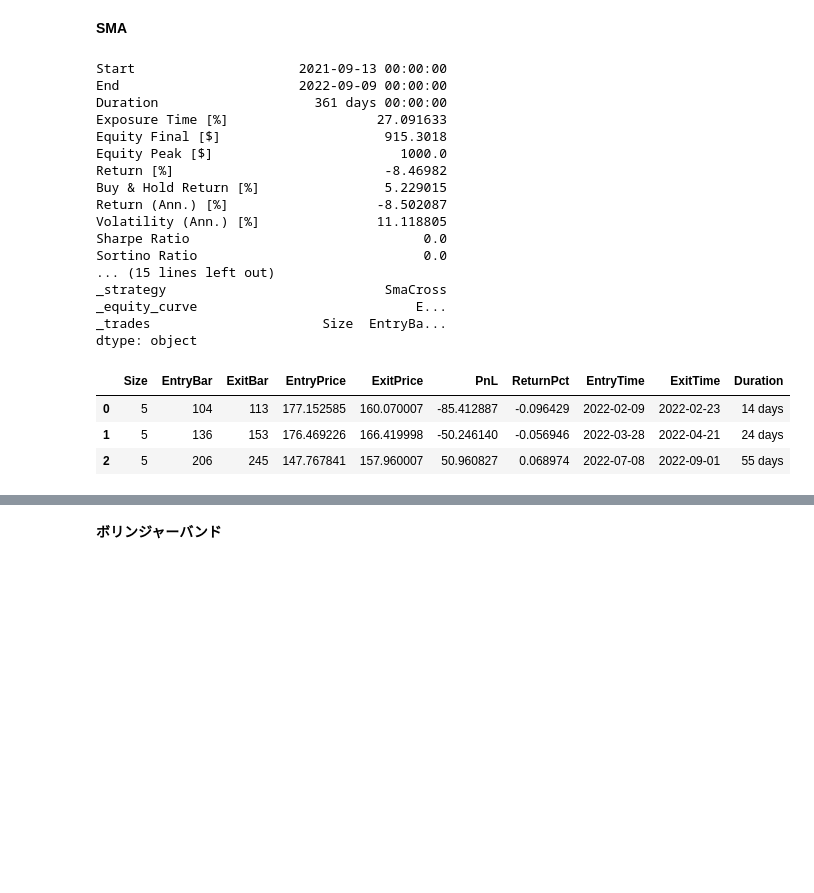
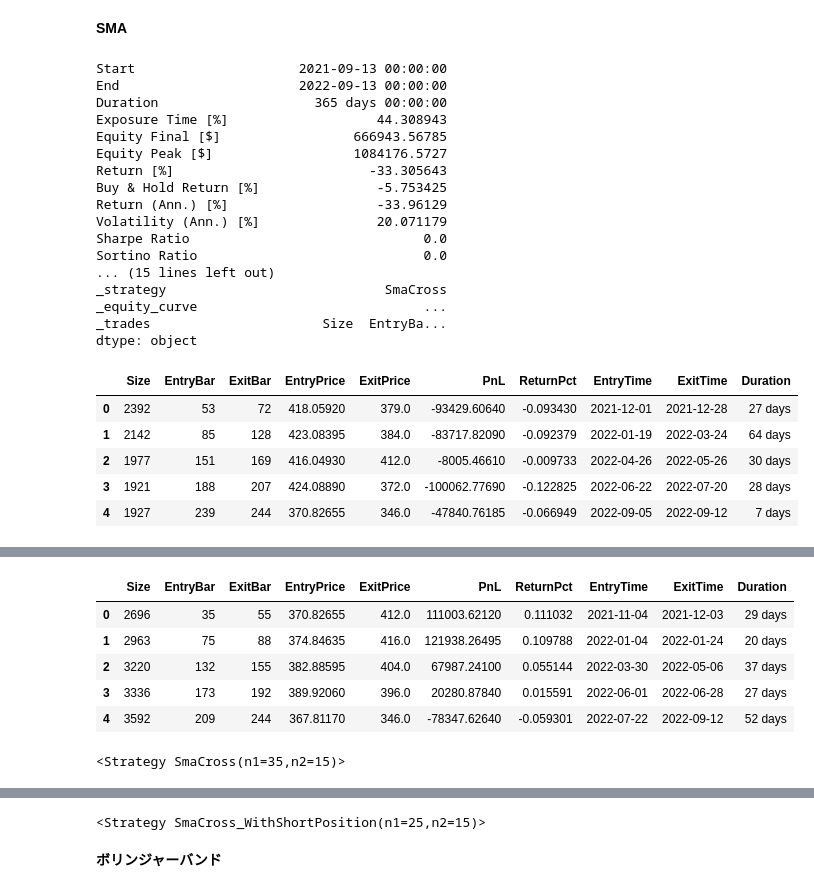
Before and after one commit to simari1/SystemTrade, a Jupyter notebook: Backtesting.py/DoBacktesting.ipynb, the cells around one changed output, grey strips where cells are left out. Cells and saved outputs as stored; diff of their text form; code cells hidden in the pictures; blank space fills up the shorter version.

```diff
--- a/Backtesting.py/DoBacktesting.ipynb
+++ b/Backtesting.py/DoBacktesting.ipynb
@@ -20,6 +20,7 @@ end = datetime.date.today()
 # data = web.DataReader('SPYD', 'yahoo', start, end)
 # data = web.DataReader('1321.T', 'yahoo', start, end)
 # data = web.DataReader('1570.T', 'yahoo', start, end)  #NEXT FUNDS 日経平均レバレッジ・インデックス連動型上場投信
+data = web.DataReader('1357.T', 'yahoo', start, end)  #NEXT FUNDS 日経平均ダブルインバース・インデックス連動型上場投信
 # data = web.DataReader('^N225', 'yahoo', start, end)
 # data = web.DataReader('AAPL', 'yahoo', start, end)
 data = data.astype("double")
@@ -27,4 +28,9 @@ print(data)
 
 initial = 1000000
 fname = f"html/plot-"
+
+#position
+#0 ... display "only long" result
+#1 ... display both "only long" and "long and short" result
+position = 1
 # %% [output]
@@ -189,43 +436,77 @@ bt = Backtest(
 )
 
 output = bt.run() # バックテスト実行
 print(output) # 実行結果(データ)
 display(output._trades)
 bt.plot(filename = fname + str(output._strategy) + ".html")
 
 # #最適化
 p = psutil.Process()
 p.nice(psutil.HIGH_PRIORITY_CLASS)
 
 output2=bt.optimize(\
     n1=range(10, 100, 5),\
     n2=range(10, 200, 5),\
     maximize='Equity Final [$]',\
     method='grid',\
     max_tries = 100)
 print(output2)
 display(output2._trades)
 display(output2._strategy)
 bt.plot(filename = fname + str(output._strategy) + "_optimize.html")
+
+if position == 1:
+    # バックテストを設定
+    bt = Backtest(
+        data, # チャートデータ
+        btstSMA.SmaCross_WithShortPosition, # 売買戦略
+        cash=initial, # 最初の所持金
+        commission=0.00495, # 取引手数料
+        margin=1.0, # レバレッジ倍率の逆数（0.5で2倍レバレッジ）
+        trade_on_close=True, # True：現在の終値で取引，False：次の時間の始値で取引
+        exclusive_orders=True #自動でポジションをクローズ(オープン)
+    )
+
+    output = bt.run() # バックテスト実行
+    print(output) # 実行結果(データ)
+    display(output._trades)
+    bt.plot(filename = fname + str(output._strategy) + ".html")
+
+    # #最適化
+    p = psutil.Process()
+    p.nice(psutil.HIGH_PRIORITY_CLASS)
+
+    output2=bt.optimize(\
+        n1=range(10, 100, 5),\
+        n2=range(10, 200, 5),\
+        maximize='Equity Final [$]',\
+        method='grid',\
+        max_tries = 100)
+    print(output2)
+    display(output2._trades)
+    display(output2._strategy)
+    bt.plot(filename = fname + str(output._strategy) + "_optimize.html")
 # %% [output]
 Start                     2021-09-13 00:00:00
-End                       2022-09-09 00:00:00
-Duration                    361 days 00:00:00
-Exposure Time [%]                   27.091633
-Equity Final [$]                     915.3018
-Equity Peak [$]                        1000.0
-Return [%]                           -8.46982
-Buy & Hold Return [%]                5.229015
-Return (Ann.) [%]                   -8.502087
-Volatility (Ann.) [%]               11.118805
+End                       2022-09-13 00:00:00
+Duration                    365 days 00:00:00
+Exposure Time [%]                   44.308943
+Equity Final [$]                 666943.56785
+Equity Peak [$]                  1084176.5727
+Return [%]                         -33.305643
+Buy & Hold Return [%]               -5.753425
+Return (Ann.) [%]                   -33.96129
+Volatility (Ann.) [%]               20.071179
 Sharpe Ratio                              0.0
 Sortino Ratio                             0.0
 ... (15 lines left out)
 _strategy                            SmaCross
-_equity_curve                            E...
+_equity_curve                             ...
 _trades                      Size  EntryBa...
 dtype: object
 |  | Size | EntryBar | ExitBar | EntryPrice | ExitPrice | PnL | ReturnPct | EntryTime | ExitTime | Duration |
-| 0 | 5 | 104 | 113 | 177.152585 | 160.070007 | -85.412887 | -0.096429 | 2022-02-09 | 2022-02-23 | 14 days |
-| 1 | 5 | 136 | 153 | 176.469226 | 166.419998 | -50.246140 | -0.056946 | 2022-03-28 | 2022-04-21 | 24 days |
-| 2 | 5 | 206 | 245 | 147.767841 | 157.960007 | 50.960827 | 0.068974 | 2022-07-08 | 2022-09-01 | 55 days |
+| 0 | 2392 | 53 | 72 | 418.05920 | 379.0 | -93429.60640 | -0.093430 | 2021-12-01 | 2021-12-28 | 27 days |
+| 1 | 2142 | 85 | 128 | 423.08395 | 384.0 | -83717.82090 | -0.092379 | 2022-01-19 | 2022-03-24 | 64 days |
+| 2 | 1977 | 151 | 169 | 416.04930 | 412.0 | -8005.46610 | -0.009733 | 2022-04-26 | 2022-05-26 | 30 days |
+| 3 | 1921 | 188 | 207 | 424.08890 | 372.0 | -100062.77690 | -0.122825 | 2022-06-22 | 2022-07-20 | 28 days |
+| 4 | 1927 | 239 | 244 | 370.82655 | 346.0 | -47840.76185 | -0.066949 | 2022-09-05 | 2022-09-12 | 7 days |
@@ -232,0 +530,7 @@ Row(id='38124', ...)
+|  | Size | EntryBar | ExitBar | EntryPrice | ExitPrice | PnL | ReturnPct | EntryTime | ExitTime | Duration |
+| 0 | 2696 | 35 | 55 | 370.82655 | 412.0 | 111003.62120 | 0.111032 | 2021-11-04 | 2021-12-03 | 29 days |
+| 1 | 2963 | 75 | 88 | 374.84635 | 416.0 | 121938.26495 | 0.109788 | 2022-01-04 | 2022-01-24 | 20 days |
+| 2 | 3220 | 132 | 155 | 382.88595 | 404.0 | 67987.24100 | 0.055144 | 2022-03-30 | 2022-05-06 | 37 days |
+| 3 | 3336 | 173 | 192 | 389.92060 | 396.0 | 20280.87840 | 0.015591 | 2022-06-01 | 2022-06-28 | 27 days |
+| 4 | 3592 | 209 | 244 | 367.81170 | 346.0 | -78347.62640 | -0.059301 | 2022-07-22 | 2022-09-12 | 52 days |
+<Strategy SmaCross(n1=35,n2=15)>
@@ -233,3 +595,4 @@ Row(id='38124', ...)
+<Strategy SmaCross_WithShortPosition(n1=25,n2=15)>
 # %% [markdown]
 **ボリンジャーバンド**
 # %%
```
Also changed, not shown: parts of 6 cells of this notebook, 6 other files.
